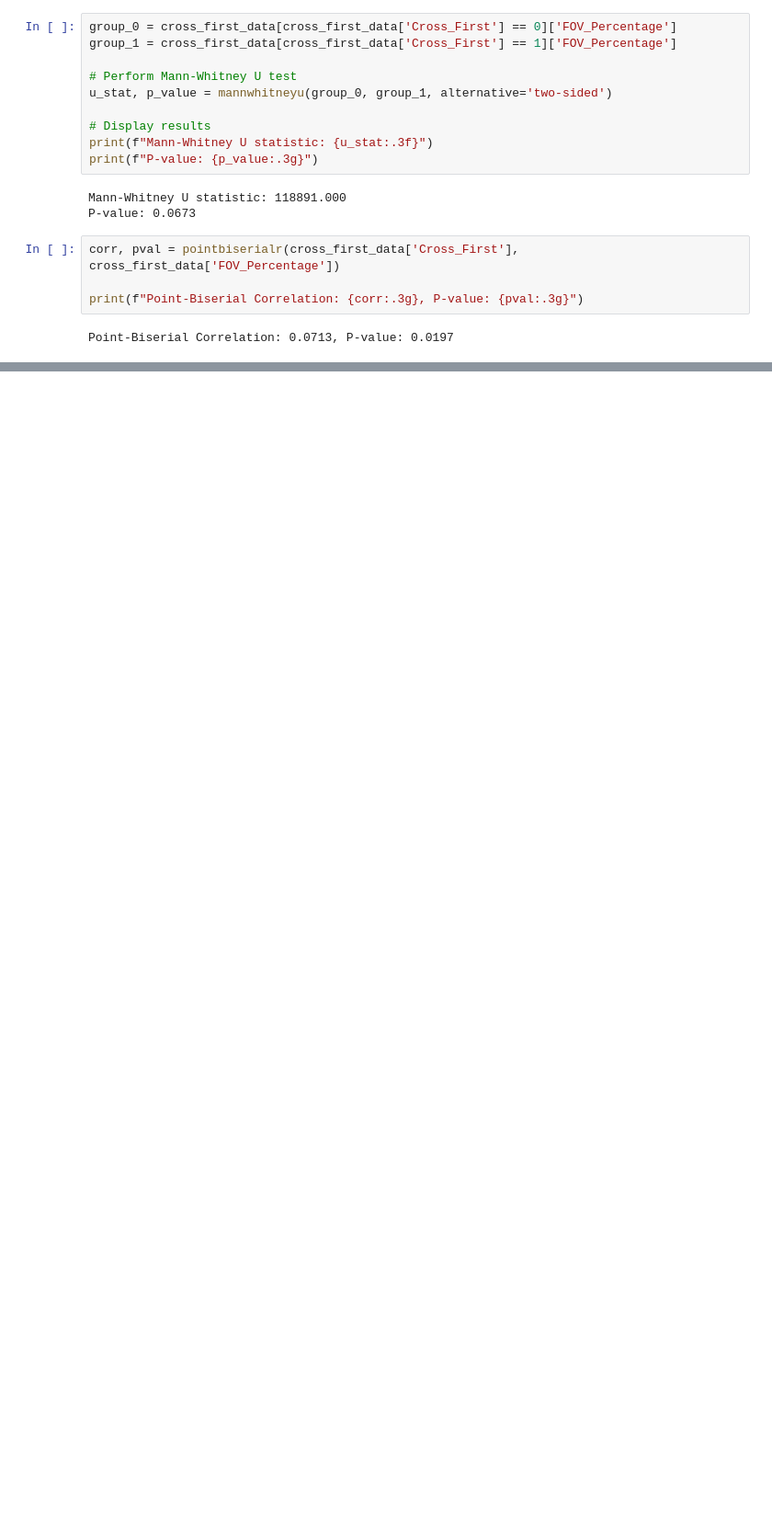
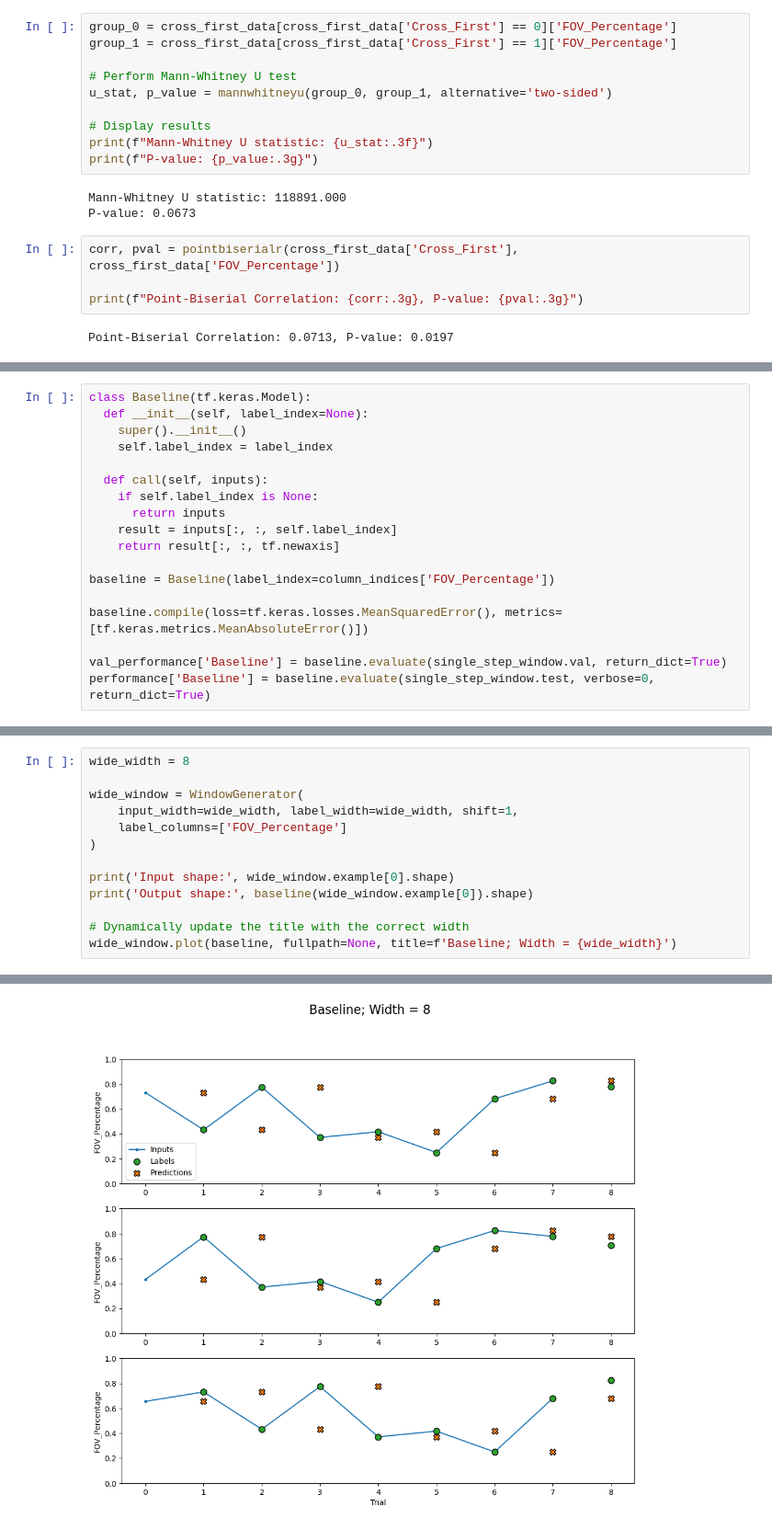
Before and after one commit to Human-centered-Interactive-Autonomy-Lab/human-agv-interaction, a Jupyter notebook: eye-tracking-analysis.ipynb, the cells around one changed output, grey strips where cells are left out. Shown at 92% size. Saved outputs shown, nothing was run; the diff lists cells and outputs as text; blank space fills up the shorter version.

```diff
--- a/eye-tracking-analysis.ipynb
+++ b/eye-tracking-analysis.ipynb
@@ -849,0 +1355,18 @@ plt.show()
+# %%
+class Baseline(tf.keras.Model):
+  def __init__(self, label_index=None):
+    super().__init__()
+    self.label_index = label_index
+
+  def call(self, inputs):
+    if self.label_index is None:
+      return inputs
+    result = inputs[:, :, self.label_index]
+    return result[:, :, tf.newaxis]
+
+baseline = Baseline(label_index=column_indices['FOV_Percentage'])
+
+baseline.compile(loss=tf.keras.losses.MeanSquaredError(), metrics=[tf.keras.metrics.MeanAbsoluteError()])
+
+val_performance['Baseline'] = baseline.evaluate(single_step_window.val, return_dict=True)
+performance['Baseline'] = baseline.evaluate(single_step_window.test, verbose=0, return_dict=True)
@@ -849,0 +1382,14 @@ plt.show()
+# %%
+wide_width = 8
+
+wide_window = WindowGenerator(
+    input_width=wide_width, label_width=wide_width, shift=1,
+    label_columns=['FOV_Percentage']
+)
+
+print('Input shape:', wide_window.example[0].shape)
+print('Output shape:', baseline(wide_window.example[0]).shape)
+
+# Dynamically update the title with the correct width
+wide_window.plot(baseline, fullpath=None, title=f'Baseline; Width = {wide_width}')
+# %% [output]
@@ -849,0 +1401 @@ plt.show()
+[figure, added]
```
Also changed, not shown: parts of 48 cells of this notebook.
